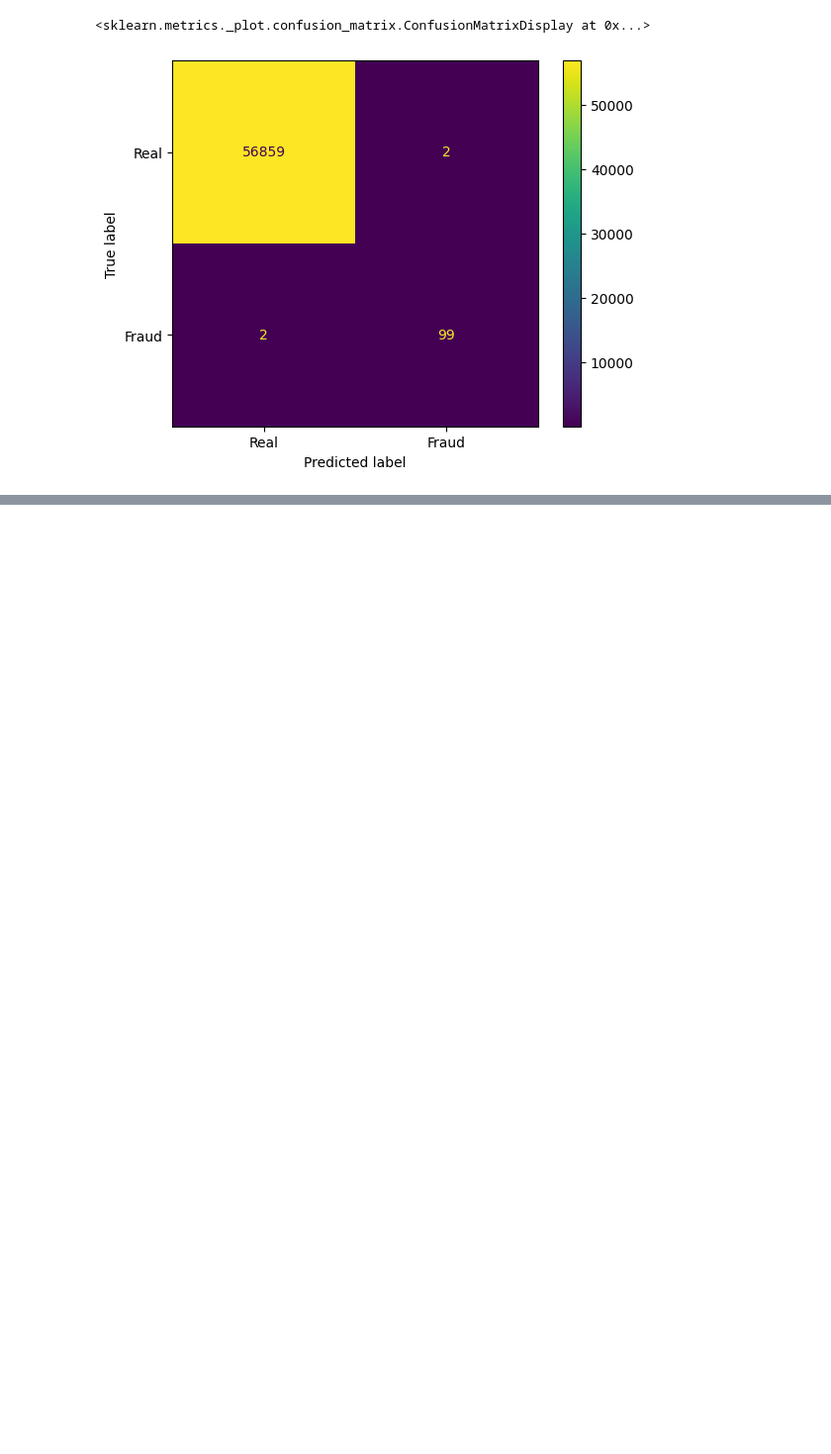
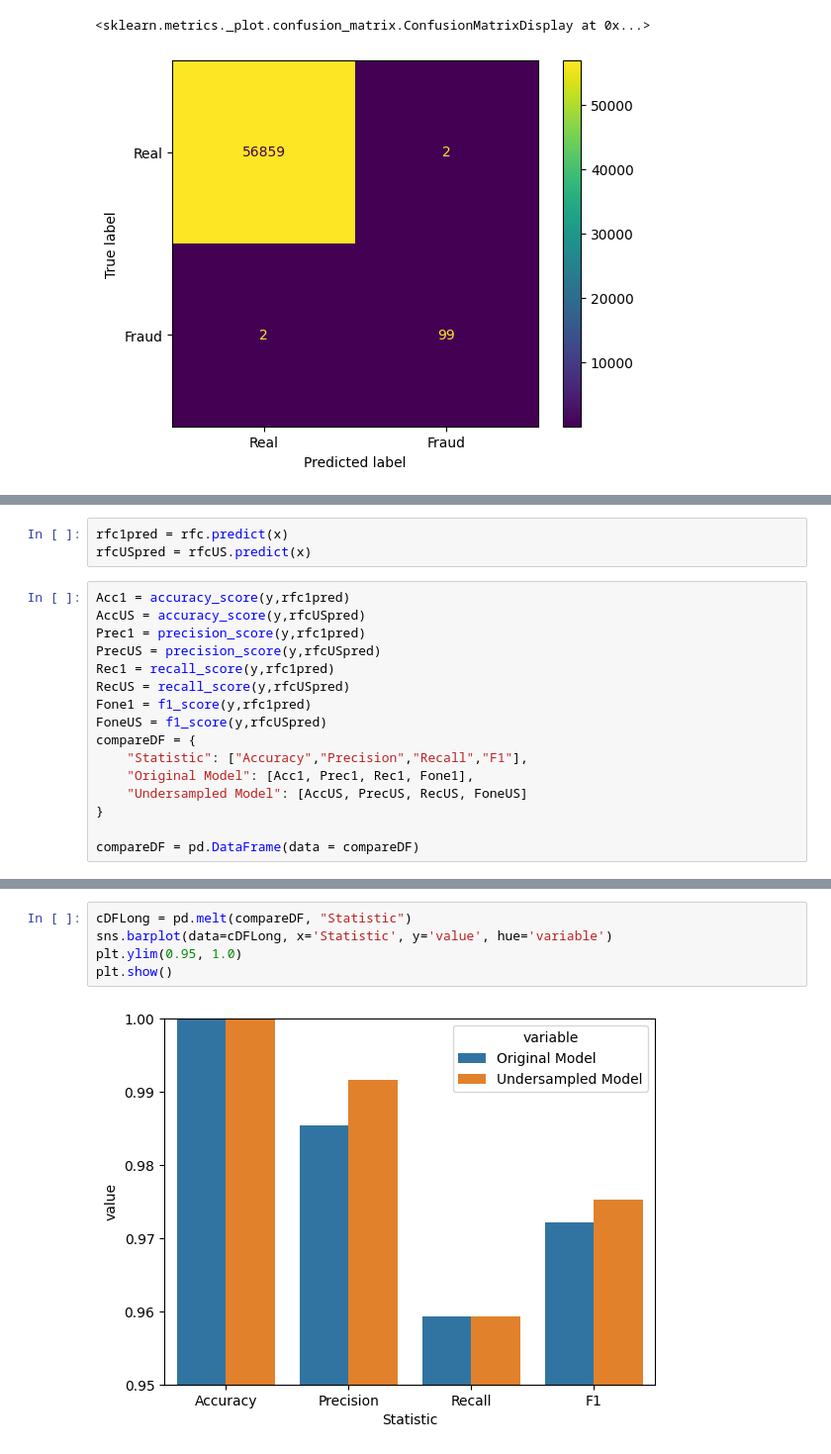
Before and after one commit to ColeFChisamore/CreditCardFraud, a Jupyter notebook: CreditCardFraud.ipynb, the cells around one changed output, grey strips where cells are left out. Shown at 99% size. Drawn from its saved outputs; the diff is of its cells as text; blank space fills up the shorter version.

```diff
--- a/CreditCardFraud.ipynb
+++ b/CreditCardFraud.ipynb
@@ -307,0 +308,19 @@ cmd.plot()
+# %%
+rfc1pred = rfc.predict(x)
+rfcUSpred = rfcUS.predict(x)
+# %%
+Acc1 = accuracy_score(y,rfc1pred)
+AccUS = accuracy_score(y,rfcUSpred)
+Prec1 = precision_score(y,rfc1pred)
+PrecUS = precision_score(y,rfcUSpred)
+Rec1 = recall_score(y,rfc1pred)
+RecUS = recall_score(y,rfcUSpred)
+Fone1 = f1_score(y,rfc1pred)
+FoneUS = f1_score(y,rfcUSpred)
+compareDF = {
+    "Statistic": ["Accuracy","Precision","Recall","F1"],
+    "Original Model": [Acc1, Prec1, Rec1, Fone1],
+    "Undersampled Model": [AccUS, PrecUS, RecUS, FoneUS]
+}
+
+compareDF = pd.DataFrame(data = compareDF)
@@ -307,0 +335,7 @@ cmd.plot()
+# %%
+cDFLong = pd.melt(compareDF, "Statistic")
+sns.barplot(data=cDFLong, x='Statistic', y='value', hue='variable')
+plt.ylim(0.95, 1.0)
+plt.show()
+# %% [output]
+[figure, added]
```
Also changed, not shown: parts of 4 cells of this notebook, 1 other file.
